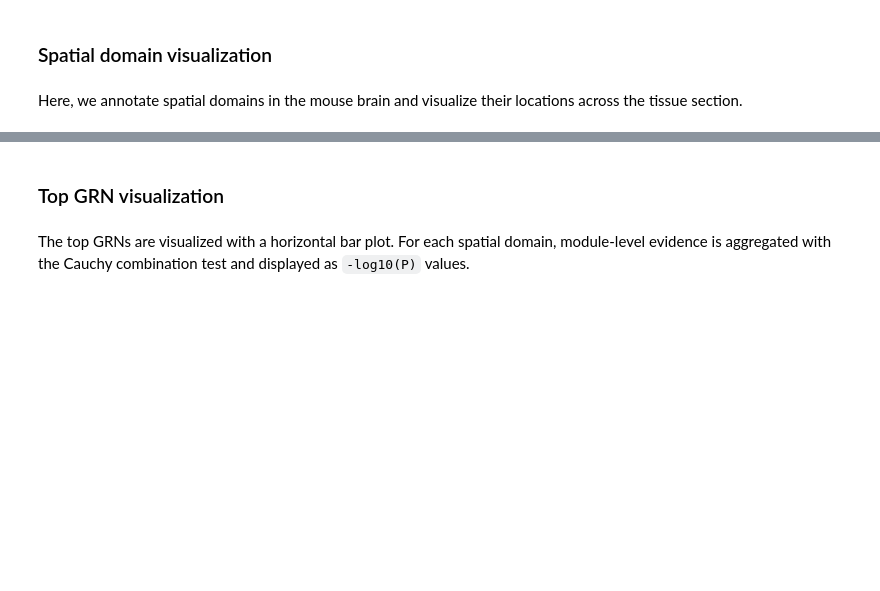
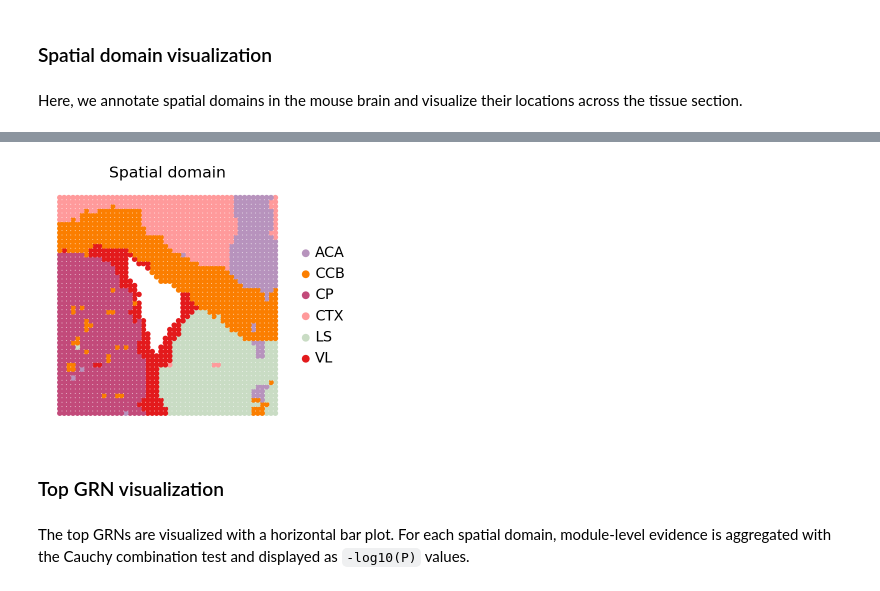
Before and after one commit to DBinary/STARNet_tutorials, a Jupyter notebook: docs/tutorials/GRN_Inference_P21_Mouse_Brain.ipynb, the cells around one changed output, grey strips where cells are left out. Saved outputs shown, nothing was run; the diff lists cells and outputs as text; code cells hidden in the pictures; blank space fills up the shorter version.

```diff
--- a/docs/tutorials/GRN_Inference_P21_Mouse_Brain.ipynb
+++ b/docs/tutorials/GRN_Inference_P21_Mouse_Brain.ipynb
@@ -497,3 +402,38 @@ Text(0, 0.5, '')
+# %%
+# Short labels for analysis
+ann = {
+    '0': 'LS',
+    '1': 'VL',
+    '2': 'CP',
+    '3': 'ACA',
+    '4': 'CCB',
+    '5': 'CTX',
+    '6': 'CCB',
+}
+
+order = ['ACA', 'CCB', 'CP', 'CTX', 'LS', 'VL']
+
+adata_rna.obs['spatial domain'] = (
+    adata_rna.obs['leiden']
+    .astype(str)
+    .map(ann)
+    .astype('category')
+    .cat.reorder_categories(order)
+)
+
+adata_rna.uns['spatial domain_colors'] = [
+    '#B793BD', '#FB7E00', '#C24A7A', '#FF9A9B', '#c9dcc4', '#E31A1C'
+]
+
+sc.pl.spatial(
+    adata_rna,
+    color='spatial domain',
+    spot_size=1.25,
+    title='Spatial domain',
+    frameon=False,
+)
+# %% [output]
+[figure, added]
 # %% [markdown]
 ### Top GRN visualization
 # %% [markdown]
```
Also changed, not shown: parts of 16 cells of this notebook.
